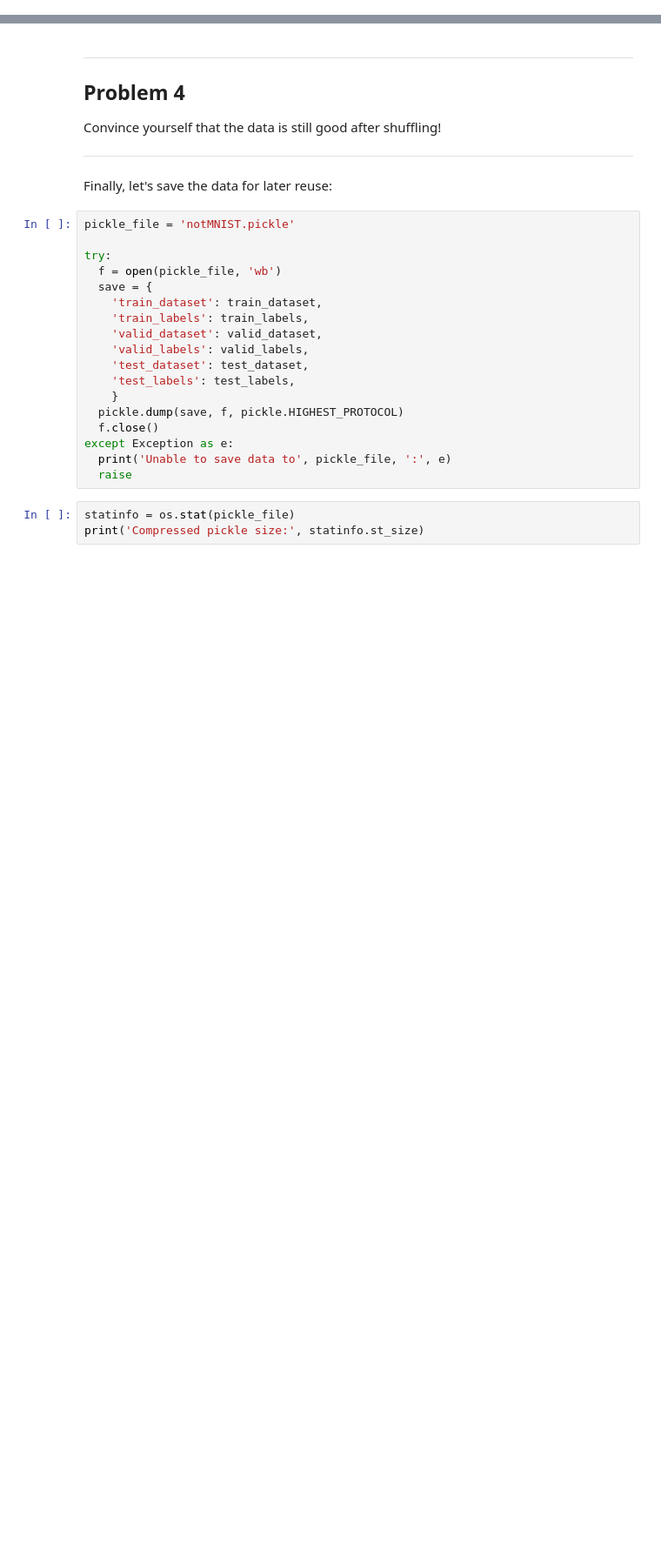
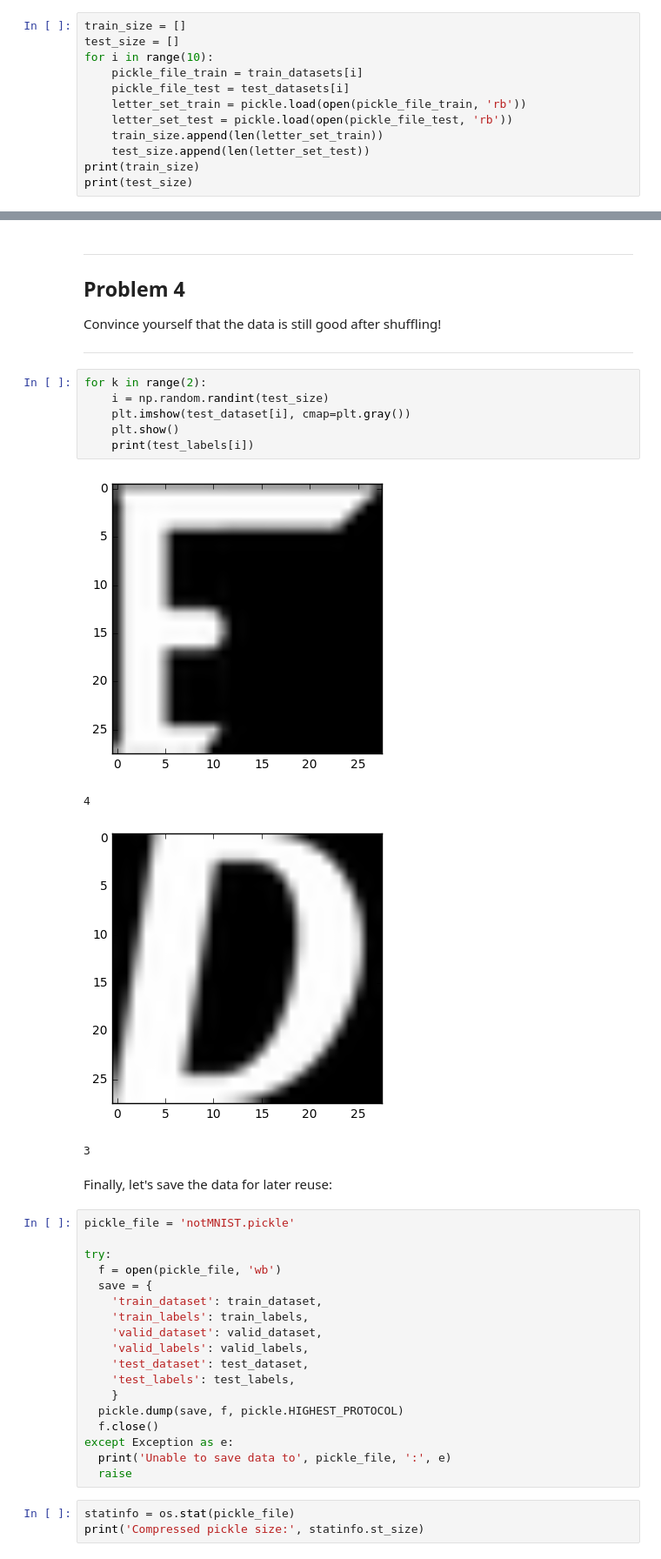
Before and after one commit to xiaozhuo43/Deep-Learning, a Jupyter notebook: 1_notmnist.ipynb, the cells around one changed output, grey strips where cells are left out. Shown at 87% size. Cells and saved outputs as stored; diff of their text form; blank space fills up the shorter version.

```diff
--- a/1_notmnist.ipynb
+++ b/1_notmnist.ipynb
@@ -204,3 +240,15 @@ Problem 3
 Another check: we expect the data to be balanced across classes. Verify that.
 
 ---
+# %%
+train_size = []
+test_size = []
+for i in range(10):
+    pickle_file_train = train_datasets[i]
+    pickle_file_test = test_datasets[i]
+    letter_set_train = pickle.load(open(pickle_file_train, 'rb'))
+    letter_set_test = pickle.load(open(pickle_file_test, 'rb'))
+    train_size.append(len(letter_set_train))
+    test_size.append(len(letter_set_test))
+print(train_size)
+print(test_size)
@@ -285,6 +360,17 @@ Problem 4
 Convince yourself that the data is still good after shuffling!
 
 ---
+# %%
+for k in range(2):
+    i = np.random.randint(test_size)
+    plt.imshow(test_dataset[i], cmap=plt.gray())
+    plt.show()
+    print(test_labels[i])
+# %% [output]
+[figure, added]
+4
+[figure, added]
+3
 # %% [markdown]
 Finally, let's save the data for later reuse:
 # %%
```
Also changed, not shown: parts of 11 cells of this notebook.
